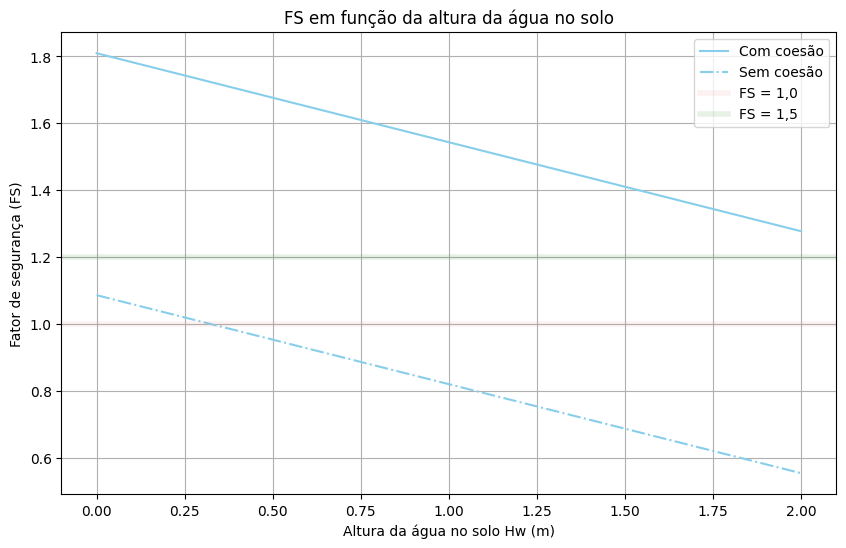
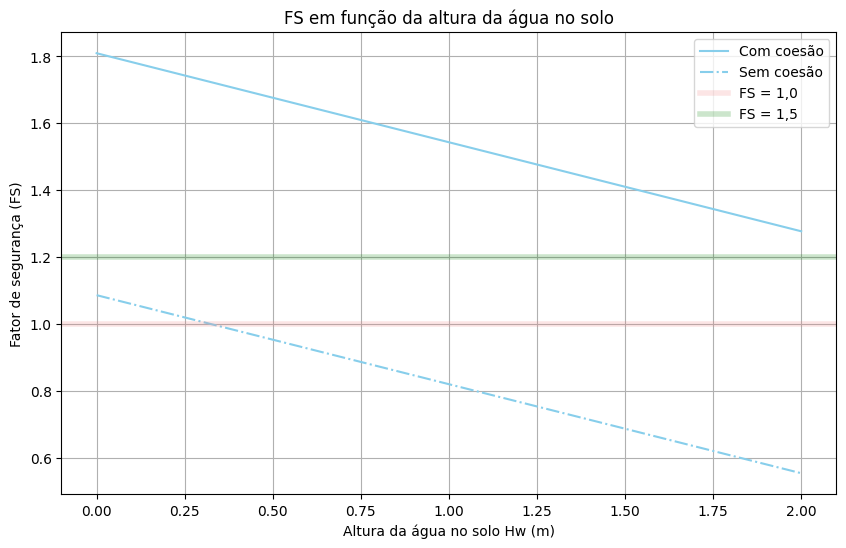
Unified diff of the notebook cell whose output changed from the first chart to the second:
--- before
+++ after
@@ -11,6 +11,6 @@
 plt.plot(Hws, g7, label='Com coesão', color='skyblue', linestyle='-')
 plt.plot(Hws, g8, label='Sem coesão', color='skyblue', linestyle='-.')
-plt.axhline(1.0, linestyle='-', label='FS = 1,0', color='lightcoral', alpha=0.1, linewidth=4)
-plt.axhline(1.2, linestyle='-', label='FS = 1,5', color='green', alpha=0.1, linewidth=4)
+plt.axhline(1.0, linestyle='-', label='FS = 1,0', color='lightcoral', alpha=0.2, linewidth=4)
+plt.axhline(1.2, linestyle='-', label='FS = 1,5', color='green', alpha=0.2, linewidth=4)
 plt.xlabel('Altura da água no solo Hw (m)')
 plt.ylabel('Fator de segurança (FS)')

Commit: readme